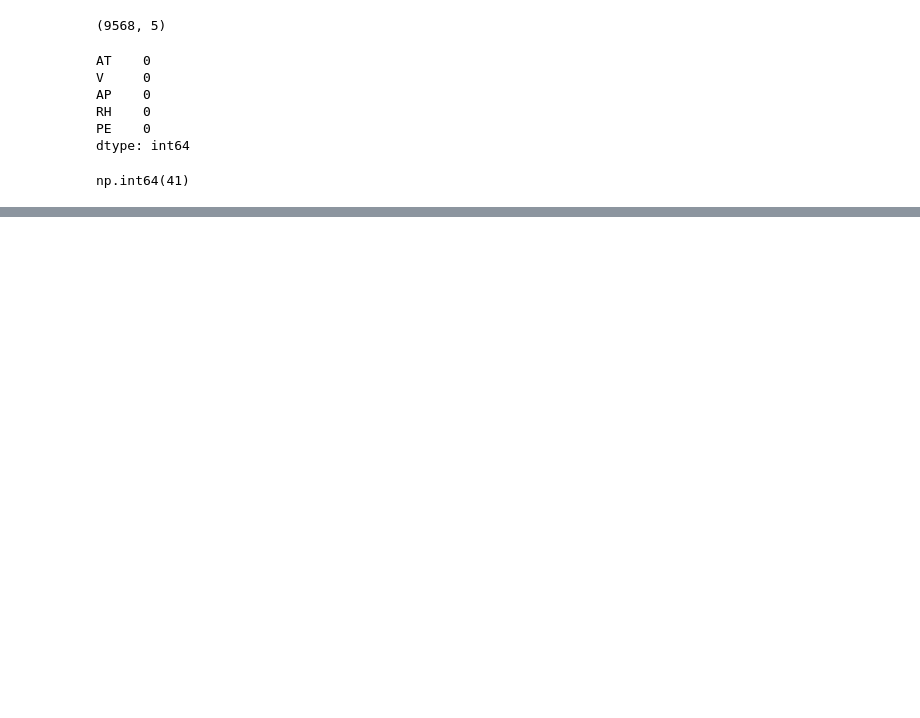
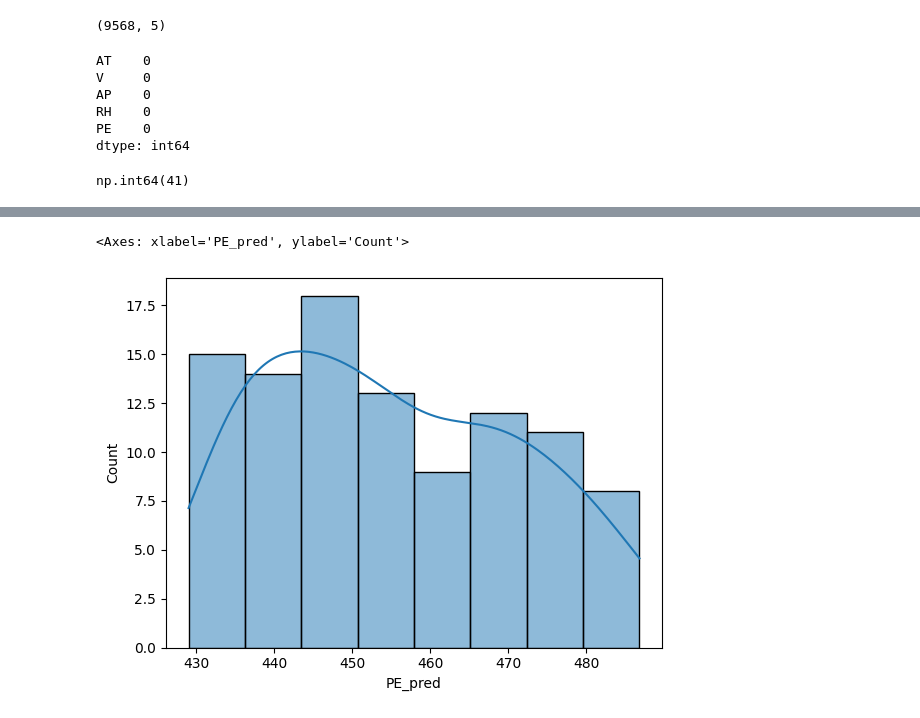
Before and after one commit to bhupendrabauskar1204/machine_learning, a Jupyter notebook: 09_Decision _ Tree_Regression/DTR.ipynb, the cells around one changed output, grey strips where cells are left out. Saved outputs shown, nothing was run; the diff lists cells and outputs as text; code cells hidden in the pictures; blank space fills up the shorter version.

```diff
--- a/09_Decision _ Tree_Regression/DTR.ipynb
+++ b/09_Decision _ Tree_Regression/DTR.ipynb
@@ -45,0 +299,4 @@ np.int64(41)
+# %%
+
+xnew = pd.read_csv("test_PowerPlant.csv")
+xnew.head()
@@ -45,0 +315,5 @@ np.int64(41)
+# %%
+
+xnew_pre = num_pipe.transform(xnew)
+
+xnew_pre.head()
@@ -45,0 +327,4 @@ np.int64(41)
+# %%
+
+preds = best_dtr.predict(xnew_pre)
+preds[0:5]
@@ -45,0 +334,4 @@ np.int64(41)
+# %%
+
+xnew["PE_pred"] = preds.round(2)
+xnew
@@ -45,0 +352,8 @@ np.int64(41)
+# %%
+
+import seaborn as sns
+
+sns.histplot(data=xnew, x="PE_pred", kde=True)
+# %% [output]
+<Axes: xlabel='PE_pred', ylabel='Count'>
+[figure, added]
```
Also changed, not shown: parts of 59 cells of this notebook, 3 other files.
